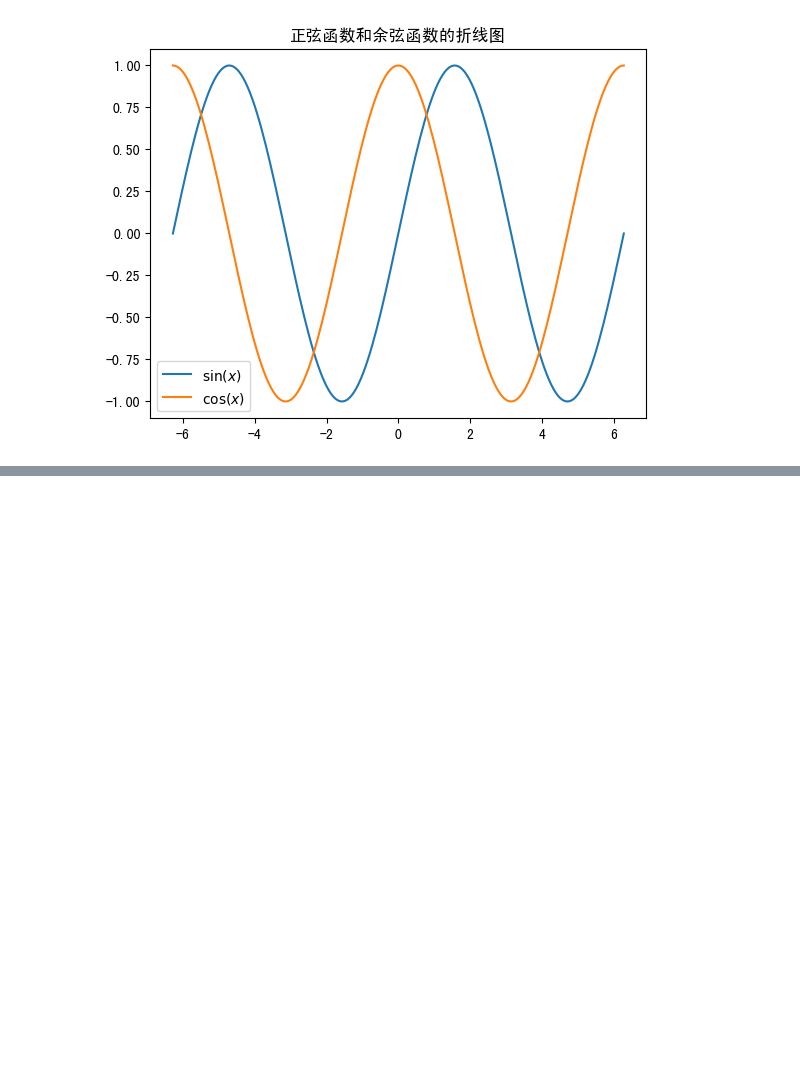
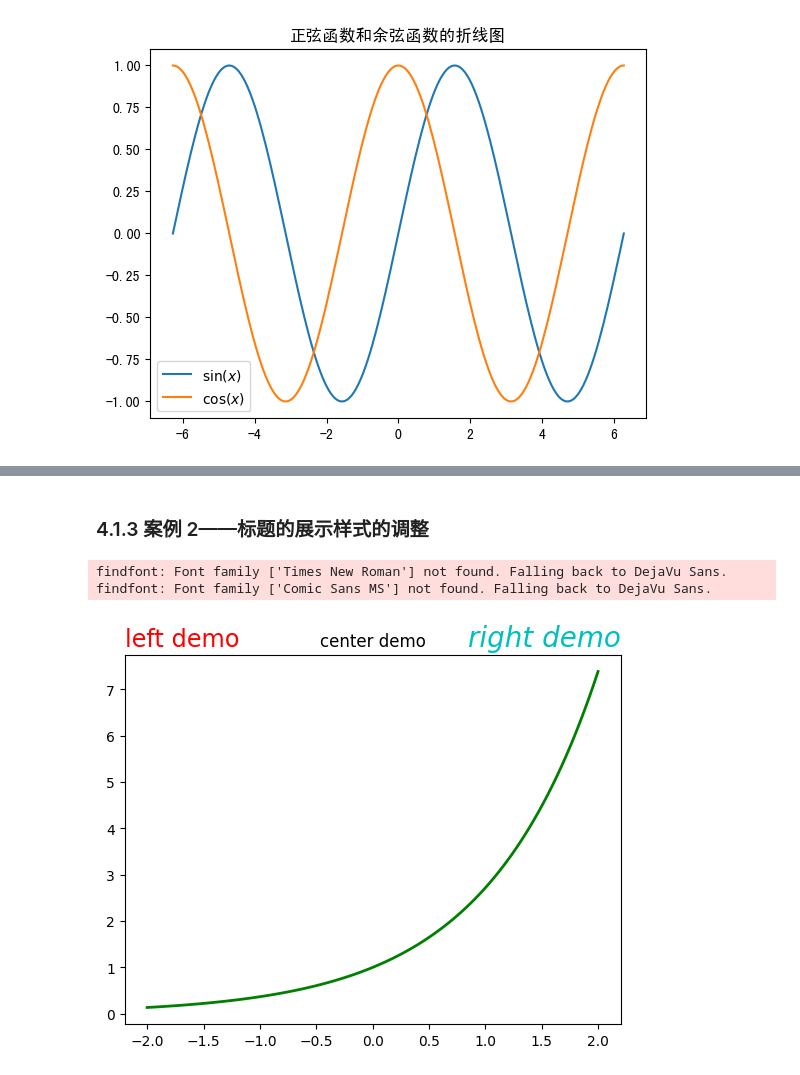
Before and after one commit to Mark-Walen/matplotlib-app, a Jupyter notebook: paragraph-4/matplotlib_improve_statistic_graphic.ipynb, the cells around one changed output, grey strips where cells are left out. Drawn from its saved outputs; the diff is of its cells as text; code cells hidden in the pictures; blank space fills up the shorter version.

```diff
--- a/paragraph-4/matplotlib_improve_statistic_graphic.ipynb
+++ b/paragraph-4/matplotlib_improve_statistic_graphic.ipynb
@@ -28,0 +48,20 @@ plt.show()
+# %% [markdown]
+### 4.1.3 案例 2——标题的展示样式的调整
+# %%
+import matplotlib.pyplot as plt
+import numpy as np
+
+x = np.linspace(-2, 2, 100)
+y = np.exp(x)
+
+plt.plot(x, y, ls="-", lw=2, color="g")
+
+plt.title("center demo")
+plt.title("left demo", loc="left", fontdict={"size": "xx-large", "color": "r", "family": "Times New Roman"})
+plt.title("right demo", loc="right", size=20, color="c", style="oblique", family="Comic Sans MS")
+
+plt.show()
+# %% [output]
+findfont: Font family ['Times New Roman'] not found. Falling back to DejaVu Sans.
+findfont: Font family ['Comic Sans MS'] not found. Falling back to DejaVu Sans.
+[figure, added]
```
Also changed, not shown: parts of 7 cells of this notebook.
